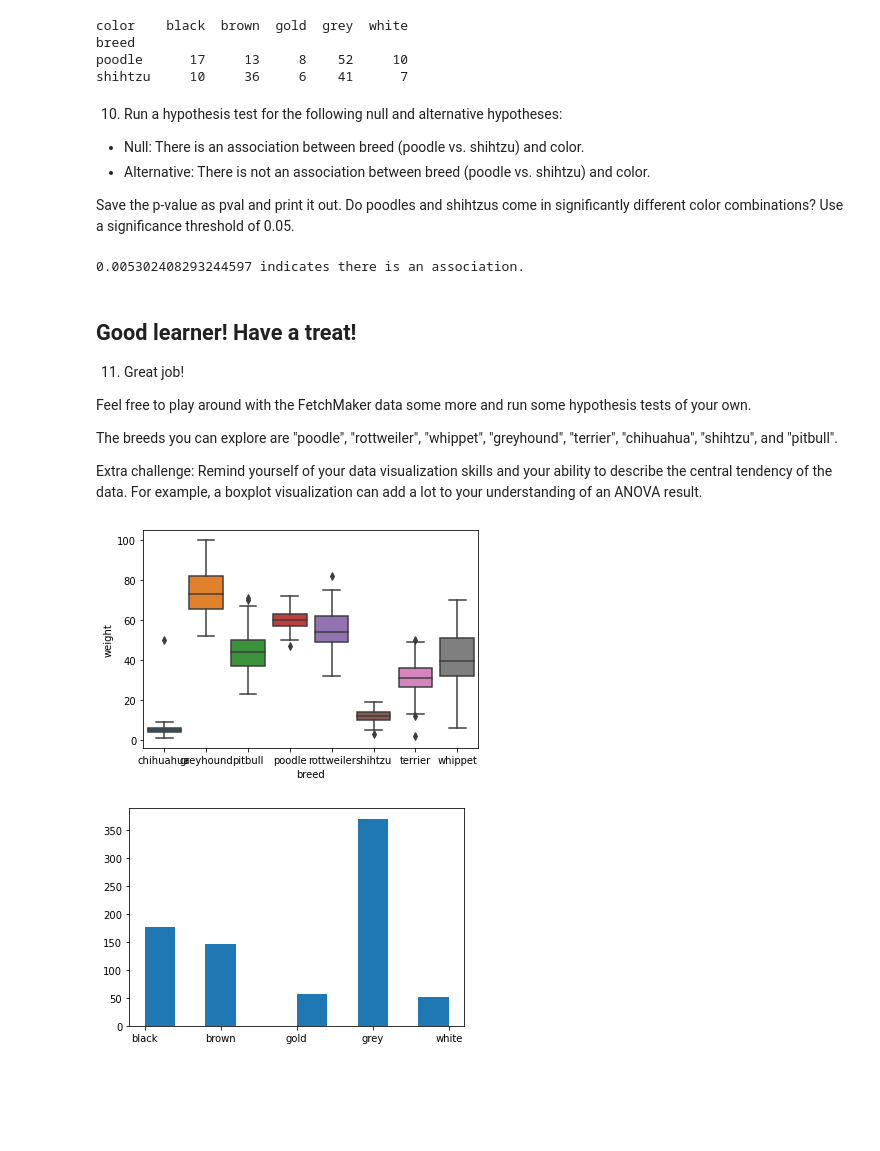
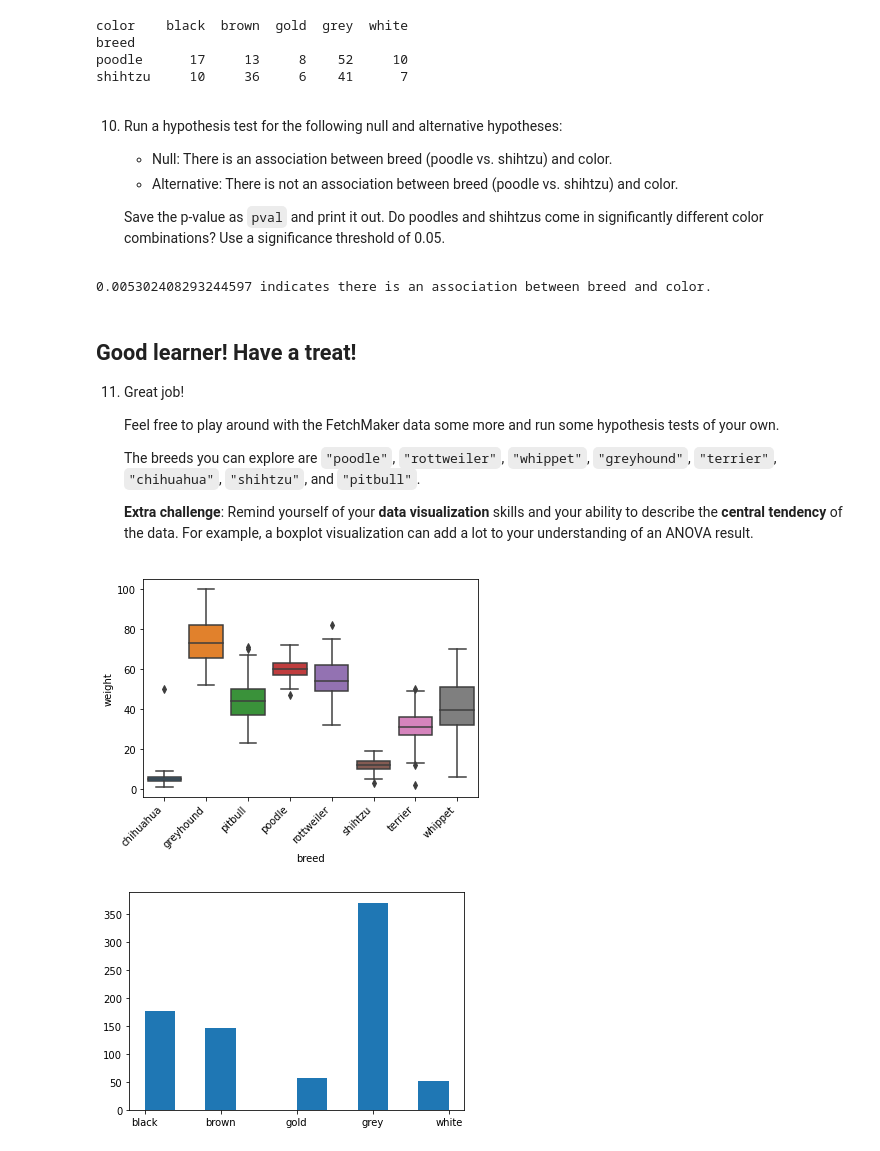
Before and after one commit to data-becki/Hypothesis-Testing-Projects, a Jupyter notebook: Hypothesis Testing Projects/Hypothesis Testing - Projects - FetchMaker.ipynb, the cells around one changed output. Cells and saved outputs as stored; diff of their text form; code cells hidden in the pictures; blank space fills up the shorter version.

```diff
--- a/Hypothesis Testing Projects/Hypothesis Testing - Projects - FetchMaker.ipynb
+++ b/Hypothesis Testing Projects/Hypothesis Testing - Projects - FetchMaker.ipynb
@@ -175,34 +177,35 @@ shihtzu     10     36     6    41      7
 # %% [markdown]
 10. Run a hypothesis test for the following null and alternative hypotheses:
 
--    Null: There is an association between breed (poodle vs. shihtzu) and color.
--    Alternative: There is not an association between breed (poodle vs. shihtzu) and color.
+    -    Null: There is an association between breed (poodle vs. shihtzu) and color.
+    -    Alternative: There is not an association between breed (poodle vs. shihtzu) and color.
 
-Save the p-value as pval and print it out. Do poodles and shihtzus come in significantly different color combinations? Use a significance threshold of 0.05.
+    Save the p-value as `pval` and print it out. Do poodles and shihtzus come in significantly different color combinations? Use a significance threshold of 0.05.
 # %%
 from scipy.stats import chi2_contingency
 chi2, pval, dof, expected = chi2_contingency(Xtab)
 if pval < 0.05:
-    print(str(pval) + ' indicates there is an association.')
+    print(str(pval) + ' indicates there is an association between breed and color.')
 else:
-    print(str(pval) + ' indicates there is no association.')
+    print(str(pval) + ' indicates there is no association between breed and color.')
 # %% [output]
-0.005302408293244597 indicates there is an association.
+0.005302408293244597 indicates there is an association between breed and color.
 # %% [markdown]
 ## Good learner! Have a treat!
 11. Great job!
 
-Feel free to play around with the FetchMaker data some more and run some hypothesis tests of your own.
+    Feel free to play around with the FetchMaker data some more and run some hypothesis tests of your own.
 
-The breeds you can explore are "poodle", "rottweiler", "whippet", "greyhound", "terrier", "chihuahua", "shihtzu", and "pitbull".
+    The breeds you can explore are `"poodle"`, `"rottweiler"`, `"whippet"`, `"greyhound"`, `"terrier"`, `"chihuahua"`, `"shihtzu"`, and `"pitbull"`.
 
-Extra challenge: Remind yourself of your data visualization skills and your ability to describe the central tendency of the data. For example, a boxplot visualization can add a lot to your understanding of an ANOVA result.
+    **Extra challenge**: Remind yourself of your **data visualization** skills and your ability to describe the **central tendency** of the data. For example, a boxplot visualization can add a lot to your understanding of an ANOVA result.
 # %%
 # create plot
 sns.boxplot(data=dogs, x='breed', y='weight')
+plt.xticks(rotation=45, ha='right')
 plt.show()
 # %% [output]
-[figure, old version]
+[figure, new version]
 # %%
 plt.hist(dogs.color)
 plt.show()
```
Also changed, not shown: parts of 14 cells of this notebook.
